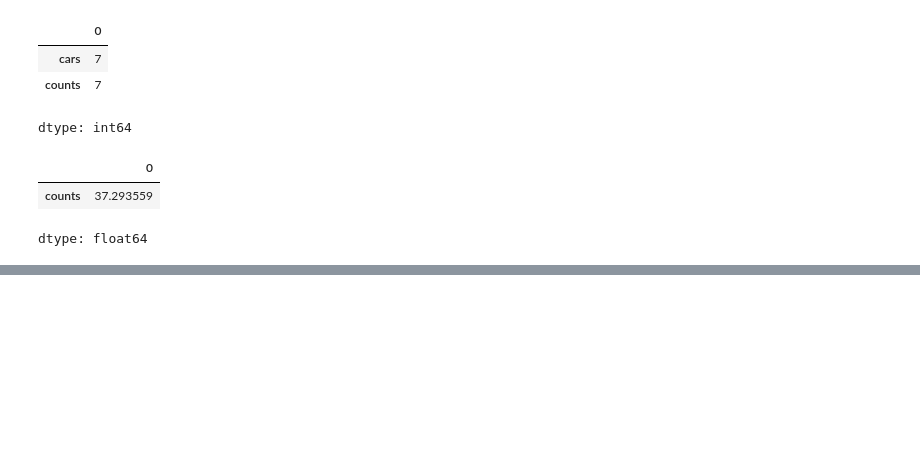
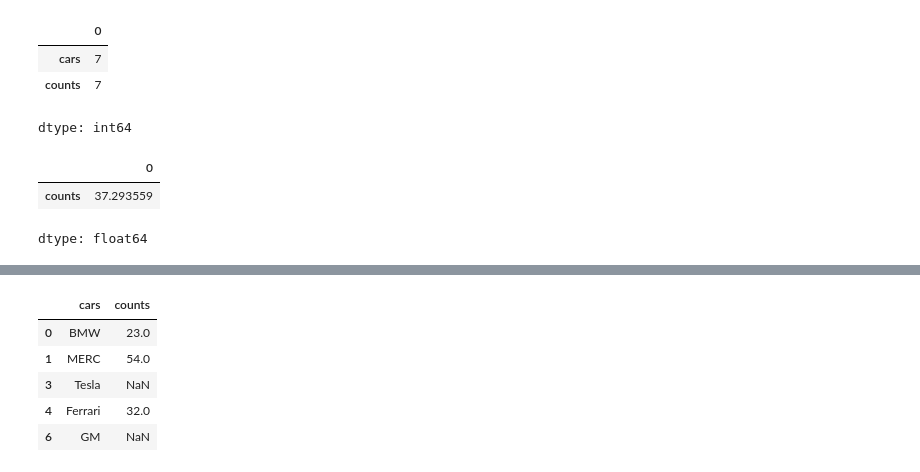
Before and after one commit to abubakirovx/ai-foundation, a Jupyter notebook: Pandas.ipynb, the cells around one changed output, grey strips where cells are left out. Cells and saved outputs as stored; diff of their text form; code cells hidden in the pictures; blank space fills up the shorter version.

```diff
--- a/Pandas.ipynb
+++ b/Pandas.ipynb
@@ -182,0 +226,9 @@ dtype: float64
+# %%
+df_missing.dropna(subset="cars")
+# %% [output]
+|  | cars | counts |
+| 0 | BMW | 23.0 |
+| 1 | MERC | 54.0 |
+| 3 | Tesla | NaN |
+| 4 | Ferrari | 32.0 |
+| 6 | GM | NaN |
```
Also changed, not shown: parts of 5 cells of this notebook.
